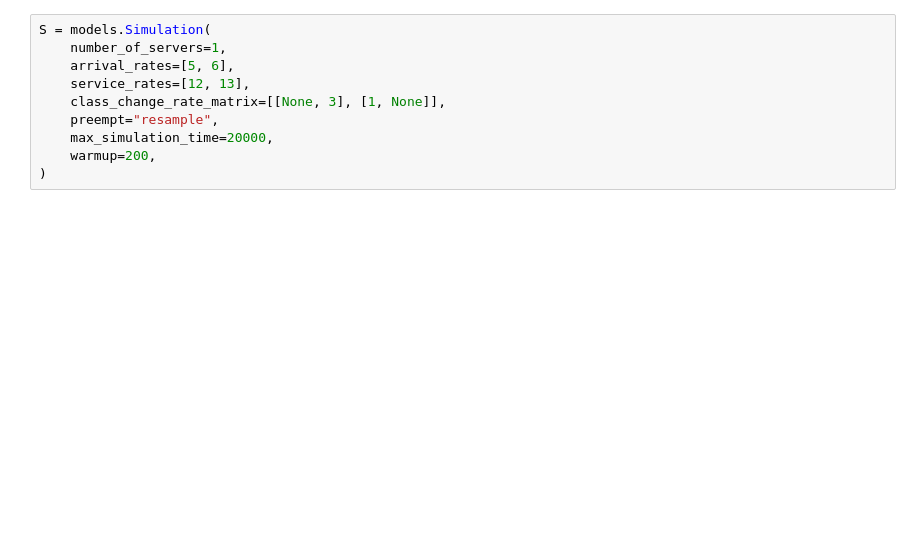
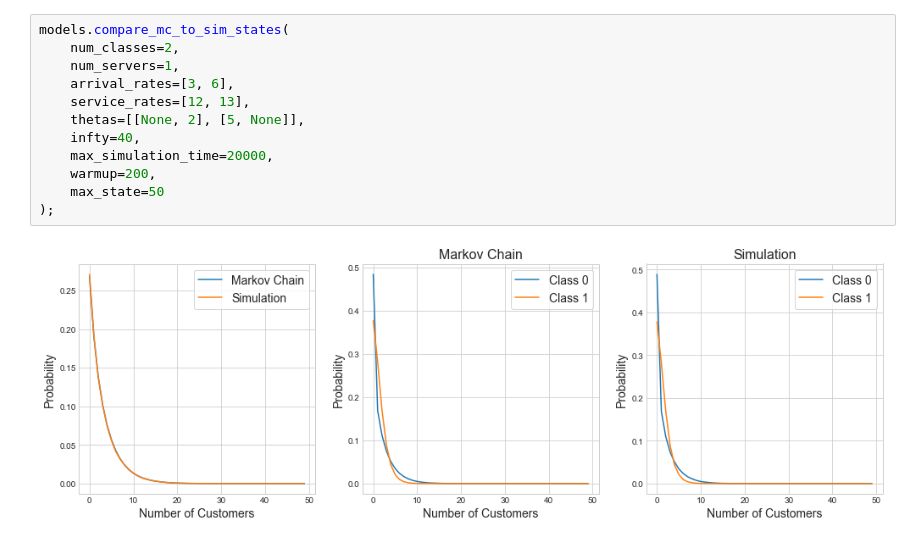
Before and after one commit to geraintpalmer/DynamicClasses, a Jupyter notebook: src/Test.ipynb, the cells around one changed output. Cells and saved outputs as stored; diff of their text form; blank space fills up the shorter version.

```diff
--- a/src/Test.ipynb
+++ b/src/Test.ipynb
@@ -16,10 +17,14 @@ M = models.MarkovChain(
 # %%
-S = models.Simulation(
-    number_of_servers=1,
-    arrival_rates=[5, 6],
+models.compare_mc_to_sim_states(
+    num_classes=2,
+    num_servers=1,
+    arrival_rates=[3, 6],
     service_rates=[12, 13],
-    class_change_rate_matrix=[[None, 3], [1, None]],
-    preempt="resample",
+    thetas=[[None, 2], [5, None]],
+    infty=40,
     max_simulation_time=20000,
     warmup=200,
-)
+    max_state=50
+);
+# %% [output]
+[figure, added]
```
Also changed, not shown: parts of 25 cells of this notebook, 4 other files.
